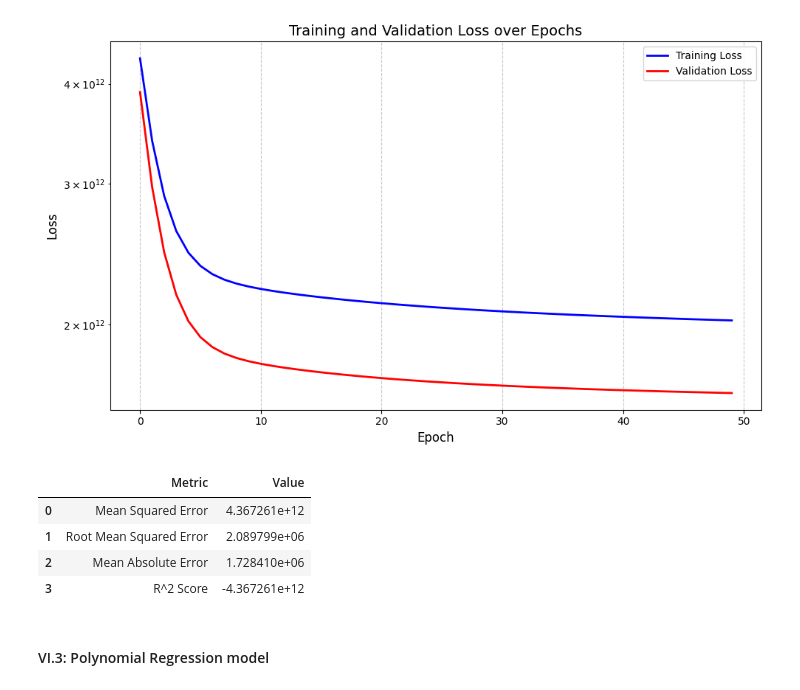
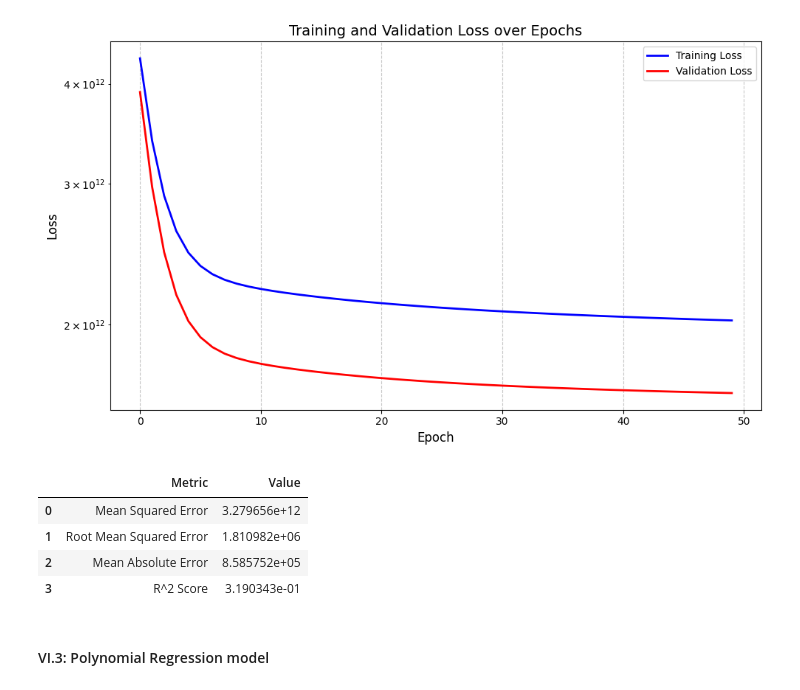
Before and after one commit to ductai05/Math-For-AI, a Jupyter notebook: MinhTrung.ipynb, the cells around one changed output. Drawn from its saved outputs; the diff is of its cells as text; code cells hidden in the pictures.

```diff
--- a/MinhTrung.ipynb
+++ b/MinhTrung.ipynb
@@ -1515,18 +1494,6 @@ However, high R2 score is telling the model can explain 96,7% variance in data,
 ###### PCA for dimentionality reduction
 # %%
 def compute_pca_and_plot_eigenvalues(data_after_preprocessing, threshold=None):
-    """
-    Tính PCA từ đầu, vẽ biểu đồ giá trị eigenvalue từ cao xuống thấp, và lọc các đặc trưng dựa trên ngưỡng eigenvalue.
-
-    Parameters:
-    - data_after_preprocessing: Đối tượng chứa dữ liệu (có phương thức encode_data và normalize_data)
-    - threshold: Ngưỡng eigenvalue để lọc các thành phần chính (nếu None, trả về tất cả)
-
-    Returns:
-    - eigenvalues: Danh sách các giá trị riêng (eigenvalues) đã sắp xếp
-    - eigenvectors: Ma trận các vector riêng (eigenvectors) đã sắp xếp
-    - selected_features: Danh sách các đặc trưng tương ứng với các thành phần chính thỏa mãn ngưỡng
-    """
     # Bước 1: Chuẩn bị dữ liệu
     data = copy.deepcopy(data_after_preprocessing)
     data.encode_data()
@@ -1664,7 +1631,7 @@ array([[1.        , 1.        , 0.        , 0.        , 1.        ,
 # %%
 epochs = 50
 learning_rate = 0.1
-log_interval = 5
+log_interval = epochs / 10
 thetas, train_losses, val_losses = [], [], []
 # %%
 multiLR = MultiLinearRegression(X_train_pca_bias, y_train, X_val_pca_bias, y_val)
@@ -1685,13 +1652,13 @@ Epoch: 45 | Train Loss: 2031691386597.0491 | Val Loss: 1646574990053.0627
 # %%
 # Evaluate on multiple metrics
 y_pred = multiLR.predict(X_val_pca_bias)
-evaluate_model(y_val_standardized, y_pred)
+evaluate_model(y_val, y_pred)
 # %% [output]
 |  | Metric | Value |
-| 0 | Mean Squared Error | 4.367261e+12 |
-| 1 | Root Mean Squared Error | 2.089799e+06 |
-| 2 | Mean Absolute Error | 1.728410e+06 |
-| 3 | R^2 Score | -4.367261e+12 |
+| 0 | Mean Squared Error | 3.279656e+12 |
+| 1 | Root Mean Squared Error | 1.810982e+06 |
+| 2 | Mean Absolute Error | 8.585752e+05 |
+| 3 | R^2 Score | 3.190343e-01 |
 # %% [markdown]
 #### VI.3: Polynomial Regression model
 # %% [markdown]
```
Also changed, not shown: parts of 8 cells of this notebook.
